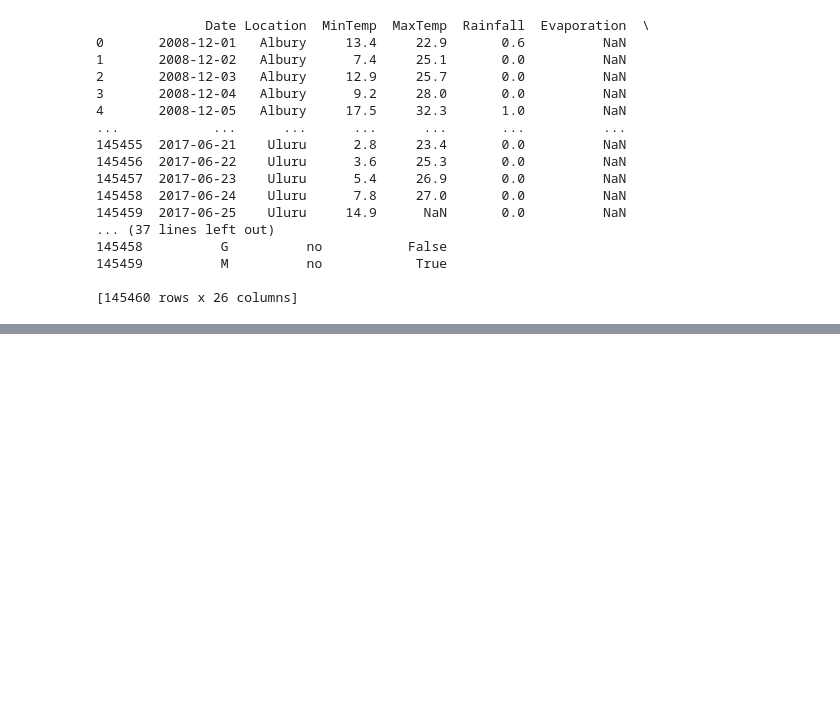
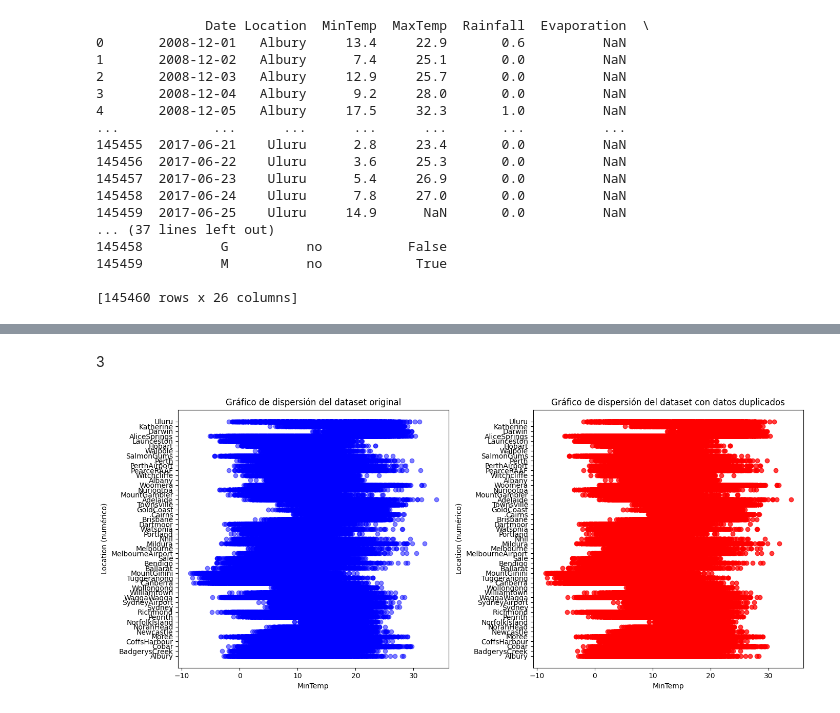
Before and after one commit to Alexander2212/PrimerParcialSis420, a Jupyter notebook: 01_reg_log_01.ipynb, the cells around one changed output, grey strips where cells are left out. Cells and saved outputs as stored; diff of their text form; code cells hidden in the pictures; blank space fills up the shorter version.

```diff
--- a/01_reg_log_01.ipynb
+++ b/01_reg_log_01.ipynb
@@ -491,0 +129,8 @@ Precisión esperada (aproximadamente): 89.00 %
+# %%
+# Duplicar las columnas
+X_duplicated_columns = X.copy()  # Crear una copia del DataFrame para duplicar columnas
+for column in X.columns:
+    X_duplicated_columns[f'{column}_dup'] = X[column]  # Agregar cada columna duplicada
+
+# Imprimir el DataFrame con las columnas duplicadas
+print(X_duplicated_columns)
@@ -491,0 +155,11 @@ Precisión esperada (aproximadamente): 89.00 %
+# %%
+# Duplicar las filas
+X_duplicated_filas = pd.concat([X, X], ignore_index=True)
+
+# Duplicar las columnas
+X_duplicated_both = X_duplicated_filas.copy()  # Crear una copia del DataFrame para duplicar columnas
+for column in X_duplicated_filas.columns:
+    X_duplicated_both[f'{column}_dup'] = X_duplicated_filas[column]  # Agregar cada columna duplicada
+
+# Imprimir el DataFrame con filas y columnas duplicadas
+print(X_duplicated_both)
@@ -491,0 +184,27 @@ Precisión esperada (aproximadamente): 89.00 %
+# %% [markdown]
+3
+# %%
+# Crear gráficos
+import matplotlib.pyplot as plt
+# Configurar el tamaño de la figura
+plt.figure(figsize=(14, 6))
+
+# Primer gráfico: Solo datos originales
+plt.subplot(1, 2, 1)
+plt.scatter(X['MinTemp'], X['Location'], alpha=0.5, color='blue')
+plt.title('Gráfico de dispersión del dataset original')
+plt.ylabel('Location (numérico)')
+plt.xlabel('MinTemp')
+
+# Segundo gráfico: Datos originales + datos duplicados
+plt.subplot(1, 2, 2)
+plt.scatter(X_duplicated_both['MinTemp'], X_duplicated_both['Location'], alpha=0.5, color='red')
+plt.title('Gráfico de dispersión del dataset con datos duplicados')
+plt.ylabel('Location (numérico)')
+plt.xlabel('MinTemp')
+
+# Ajustar el diseño y mostrar la figura
+plt.tight_layout()
+plt.show()
+# %% [output]
+[figure, added]
```
Also changed, not shown: parts of 32 cells of this notebook.
